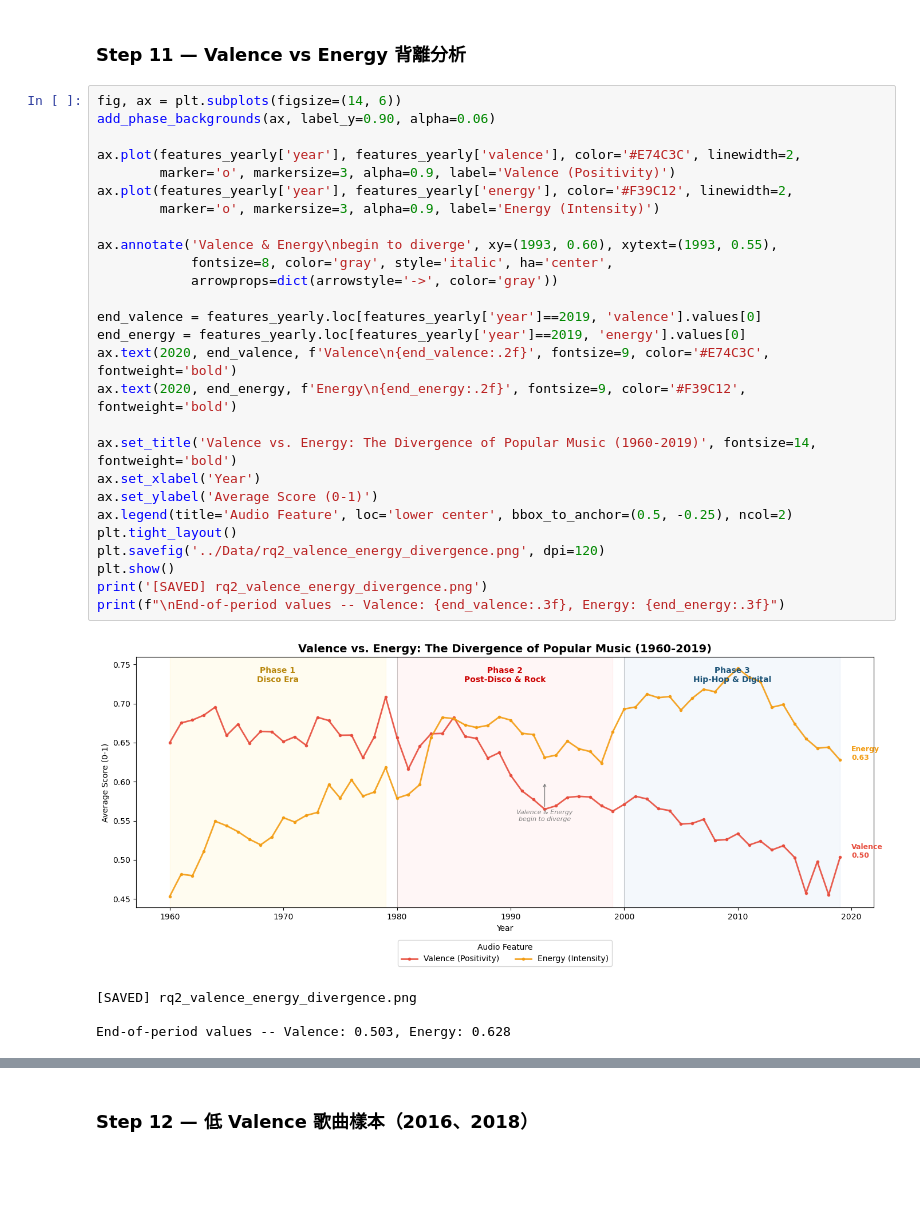
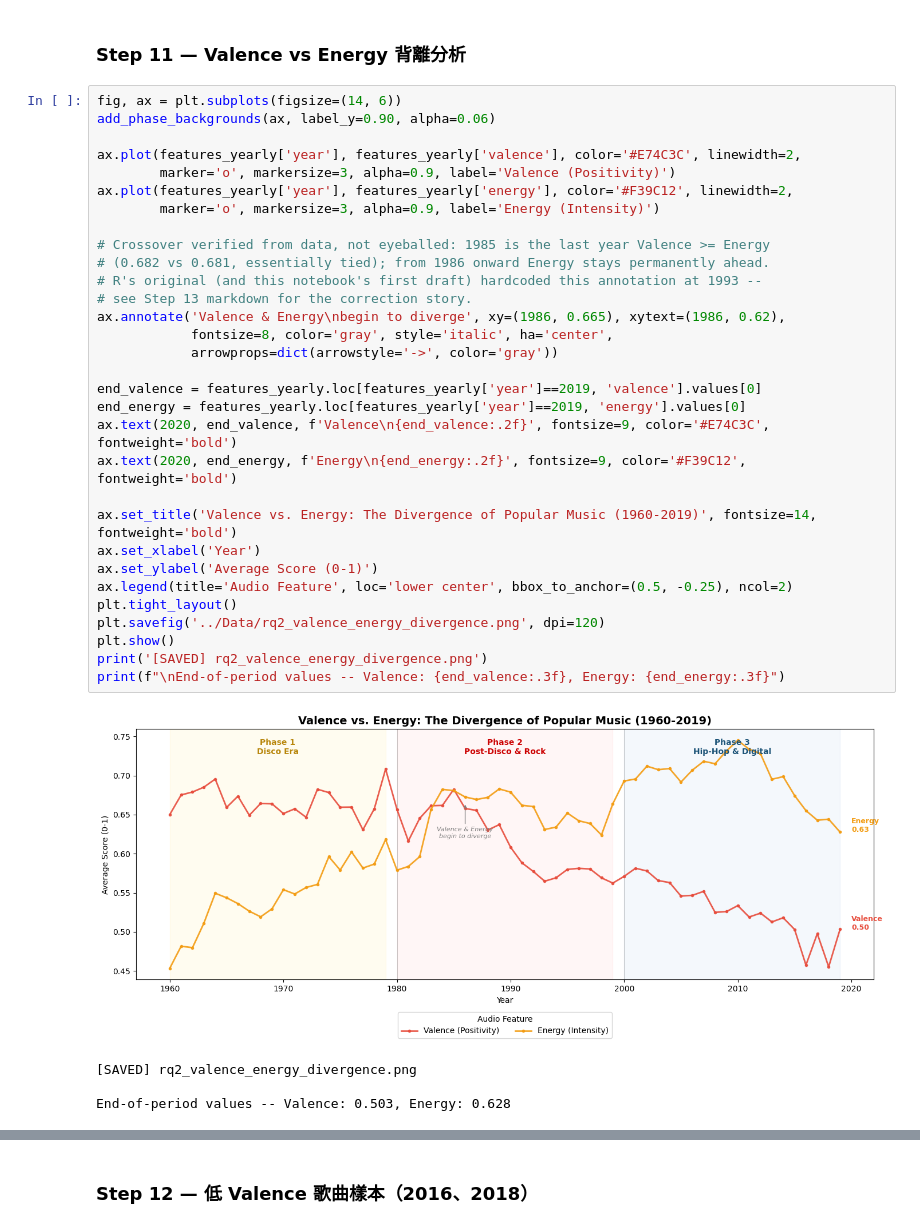
Before and after one commit to Vivian-be-nerd/FuWei-Portfolio, a Jupyter notebook: data-analysis-projects/music-analysis/Python/05_EDA_auto.ipynb, the cells around one changed output, grey strips where cells are left out. Drawn from its saved outputs; the diff is of its cells as text; blank space fills up the shorter version.

```diff
--- a/data-analysis-projects/music-analysis/Python/05_EDA_auto.ipynb
+++ b/data-analysis-projects/music-analysis/Python/05_EDA_auto.ipynb
@@ -269,32 +269,36 @@ print('[SAVED] rq2_valence_trend.png')
 # %%
 fig, ax = plt.subplots(figsize=(14, 6))
 add_phase_backgrounds(ax, label_y=0.90, alpha=0.06)
 
 ax.plot(features_yearly['year'], features_yearly['valence'], color='#E74C3C', linewidth=2,
         marker='o', markersize=3, alpha=0.9, label='Valence (Positivity)')
 ax.plot(features_yearly['year'], features_yearly['energy'], color='#F39C12', linewidth=2,
         marker='o', markersize=3, alpha=0.9, label='Energy (Intensity)')
 
-ax.annotate('Valence & Energy\nbegin to diverge', xy=(1993, 0.60), xytext=(1993, 0.55),
+# Crossover verified from data, not eyeballed: 1985 is the last year Valence >= Energy
+# (0.682 vs 0.681, essentially tied); from 1986 onward Energy stays permanently ahead.
+# R's original (and this notebook's first draft) hardcoded this annotation at 1993 --
+# see Step 13 markdown for the correction story.
+ax.annotate('Valence & Energy\nbegin to diverge', xy=(1986, 0.665), xytext=(1986, 0.62),
             fontsize=8, color='gray', style='italic', ha='center',
             arrowprops=dict(arrowstyle='->', color='gray'))
 
 end_valence = features_yearly.loc[features_yearly['year']==2019, 'valence'].values[0]
 end_energy = features_yearly.loc[features_yearly['year']==2019, 'energy'].values[0]
 ax.text(2020, end_valence, f'Valence\n{end_valence:.2f}', fontsize=9, color='#E74C3C', fontweight='bold')
 ax.text(2020, end_energy, f'Energy\n{end_energy:.2f}', fontsize=9, color='#F39C12', fontweight='bold')
 
 ax.set_title('Valence vs. Energy: The Divergence of Popular Music (1960-2019)', fontsize=14, fontweight='bold')
 ax.set_xlabel('Year')
 ax.set_ylabel('Average Score (0-1)')
 ax.legend(title='Audio Feature', loc='lower center', bbox_to_anchor=(0.5, -0.25), ncol=2)
 plt.tight_layout()
 plt.savefig('../Data/rq2_valence_energy_divergence.png', dpi=120)
 plt.show()
 print('[SAVED] rq2_valence_energy_divergence.png')
 print(f"\nEnd-of-period values -- Valence: {end_valence:.3f}, Energy: {end_energy:.3f}")
 # %% [output]
-[figure, old version]
+[figure, new version]
 [SAVED] rq2_valence_energy_divergence.png
 
 End-of-period values -- Valence: 0.503, Energy: 0.628
```
Also changed, not shown: parts of 4 cells of this notebook, 2 other files.
